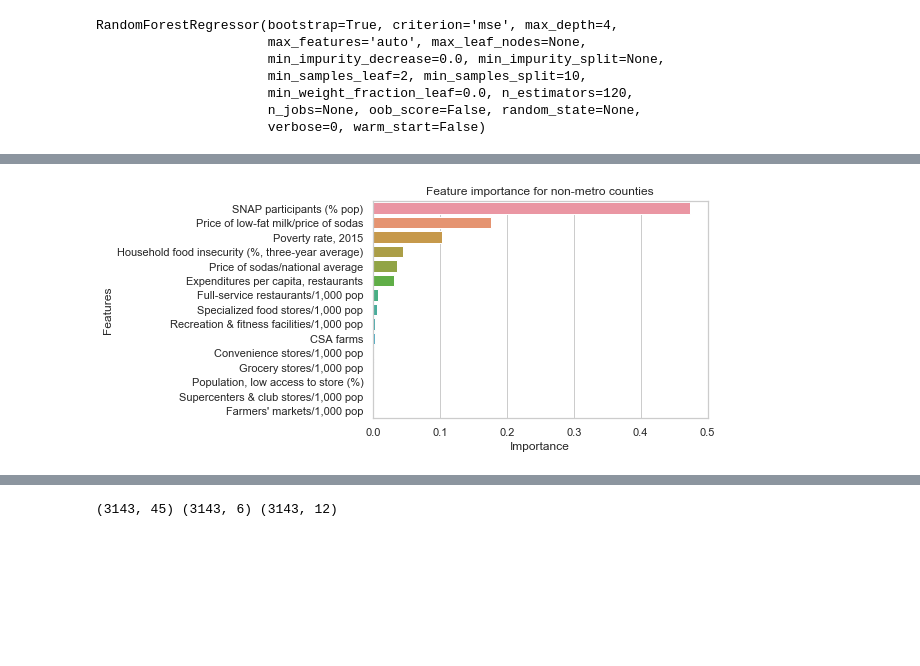
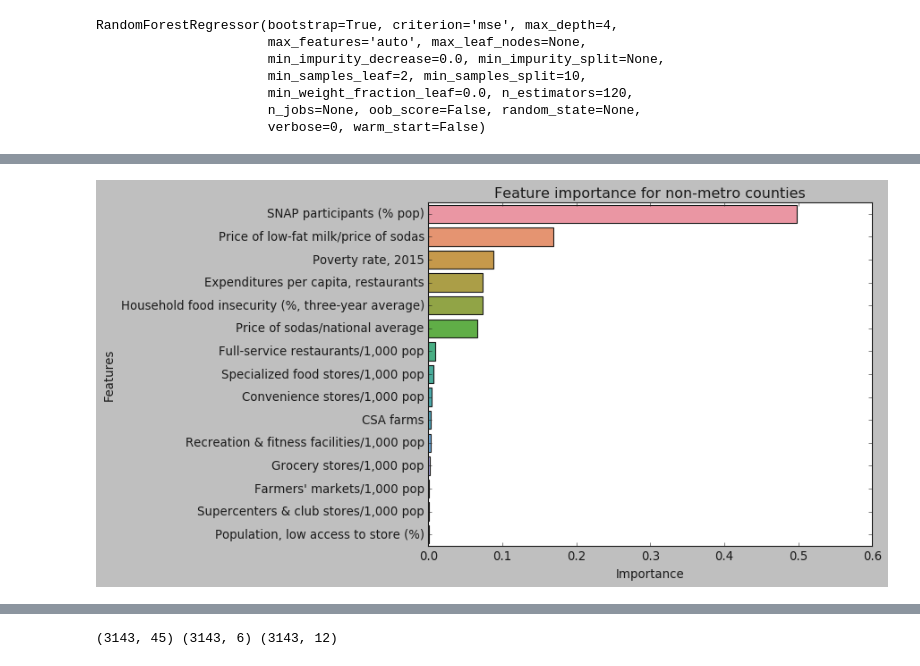
Before and after one commit to BrachyS/Poverty_food_environment_diabetes, a Jupyter notebook: Final_food-poverty-diabetes.ipynb, the cells around one changed output, grey strips where cells are left out. Drawn from its saved outputs; the diff is of its cells as text; code cells hidden in the pictures; blank space fills up the shorter version.

```diff
--- a/Final_food-poverty-diabetes.ipynb
+++ b/Final_food-poverty-diabetes.ipynb
@@ -758,7 +899,14 @@ ynonmetro = df3.loc[df3['METRO13']== 0,'PCT_DIABETES_ADULTS13']
 # %%
 # Splite data into training and testing sets
+# For metro and non-metro counties
 Xmetro = X2.loc[X2['METRO13']==1,:]
 Xnonmetro = X2.loc[X2['METRO13']==0,:]
-Xmetro_train, Xmetro_test, ymetro_train, ymetro_test = train_test_split(Xmetro, ymetro, test_size=0.2, random_state=5)
-Xnonmetro_train, Xnonmetro_test, ynonmetro_train, ynonmetro_test = train_test_split(Xnonmetro, ynonmetro, test_size=0.2, random_state=5)
+Xmetro_train, Xmetro_test, ymetro_train, ymetro_test = train_test_split(Xmetro.drop(['METRO13','PERPOV10','FIPS'],axis=1), ymetro, test_size=0.2, random_state=5)
+Xnonmetro_train, Xnonmetro_test, ynonmetro_train, ynonmetro_test = train_test_split(Xnonmetro.drop(['METRO13','PERPOV10','FIPS'],axis=1), ynonmetro, test_size=0.2, random_state=5)
+
+# For poverty and non-poverty counties
+Xpov = X2.loc[X2['PERPOV10']==1,:]
+Xnonpov = X2.loc[X2['PERPOV10']==0,:]
+Xpov_train, Xpov_test, ypov_train, ypov_test = train_test_split(Xpov.drop(['METRO13','PERPOV10','FIPS'],axis=1), ypov, test_size=0.2, random_state=5)
+Xnonpov_train, Xnonpov_test, ynonpov_train, ynonpov_test = train_test_split(Xnonpov.drop(['METRO13','PERPOV10','FIPS'],axis=1), ynonpov, test_size=0.2, random_state=5)
 # %%
@@ -828,8 +1031,23 @@ rf_metro_best.fit(Xmetro_train,ymetro_train)
 rf_nonmetro_best=RandomForestRegressor(max_depth= 4,
 min_samples_leaf= 2,
 min_samples_split= 10,
+n_estimators= 140)
+rf_nonmetro_best.fit(Xnonmetro_train,ynonmetro_train)
+
+## Build Randomforest regressor with best parameters for pov and Non-pov counties
+
+# Model for poverty conties overfit
+rf_pov_best=RandomForestRegressor(max_depth= 3,
+min_samples_leaf= 2,
+min_samples_split= 5,
+n_estimators= 60)
+rf_pov_best.fit(Xpov_train,ypov_train)
+
+rf_nonpov_best=RandomForestRegressor(max_depth= 4,
+min_samples_leaf= 2,
+min_samples_split= 10,
 n_estimators= 120)
-rf_nonmetro_best.fit(Xnonmetro_train,ynonmetro_train)
+rf_nonpov_best.fit(Xnonpov_train,ynonpov_train)
 # %% [output]
 RandomForestRegressor(bootstrap=True, criterion='mse', max_depth=4,
                       max_features='auto', max_leaf_nodes=None,
@@ -840,7 +1058,7 @@ RandomForestRegressor(bootstrap=True, criterion='mse', max_depth=4,
                       verbose=0, warm_start=False)
 # %%
 # Rank importance of features for Metro counties
-importance_metro =pd.DataFrame({'VarCode':X2.columns, 'Importance':rf_metro_best.feature_importances_}).sort_values(by=['Importance'],ascending=False)
+importance_metro =pd.DataFrame({'VarCode':X2.drop(['METRO13','PERPOV10','FIPS'],axis=1).columns, 'Importance':rf_metro_best.feature_importances_}).sort_values(by=['Importance'],ascending=False)
 importance_metro = importance_metro.set_index('VarCode')
 importance_metro
 importance_metro = importance_metro.join(shortfeatures.set_index('VarCode'))
@@ -848,7 +1066,7 @@ importance.head()
 
 sns.barplot(y='ShortName', x='Importance', data=importance_metro)
 plt.ylabel('Features')
-plt.xlim(0,0.5)
+plt.xlim(0,0.6)
 plt.title('Feature importance for metro counties')
 plt.savefig('Figs/importance_rf_15features_metro.png',bbox_inches='tight')
 # %% [output]
@@ -856,15 +1074,15 @@ plt.savefig('Figs/importance_rf_15features_metro.png',bbox_inches='tight')
 # %%
 # Rank importance of features for Non-Metro counties
-importance_nonmetro =pd.DataFrame({'VarCode':X2.columns, 'Importance':rf_nonmetro_best.feature_importances_}).sort_values(by=['Importance'],ascending=False)
+importance_nonmetro =pd.DataFrame({'VarCode':X2.drop(['METRO13','PERPOV10','FIPS'],axis=1).columns, 'Importance':rf_nonmetro_best.feature_importances_}).sort_values(by=['Importance'],ascending=False)
 importance_nonmetro = importance_nonmetro.set_index('VarCode')
 importance_nonmetro
 importance_nonmetro = importance_nonmetro.join(shortfeatures.set_index('VarCode'))
 importance_nonmetro.head()
 
 sns.barplot(y='ShortName', x='Importance', data=importance_nonmetro)
 plt.ylabel('Features')
-plt.xlim(0,0.5)
+plt.xlim(0,0.6)
 plt.title('Feature importance for non-metro counties')
 plt.savefig('Figs/importance_rf_15features_nonmetro.png',bbox_inches='tight')
 # %% [output]
-[figure, old version]
+[figure, new version]
```
Also changed, not shown: parts of 69 cells of this notebook.
